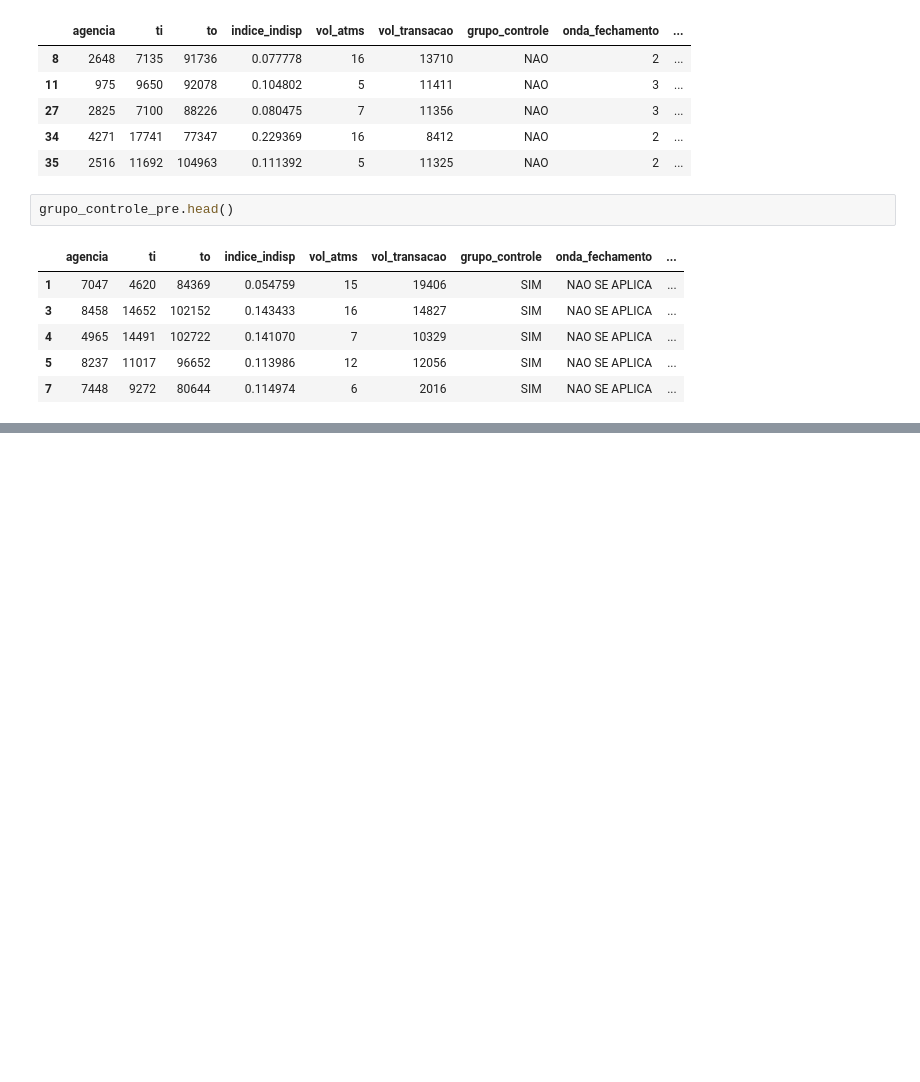
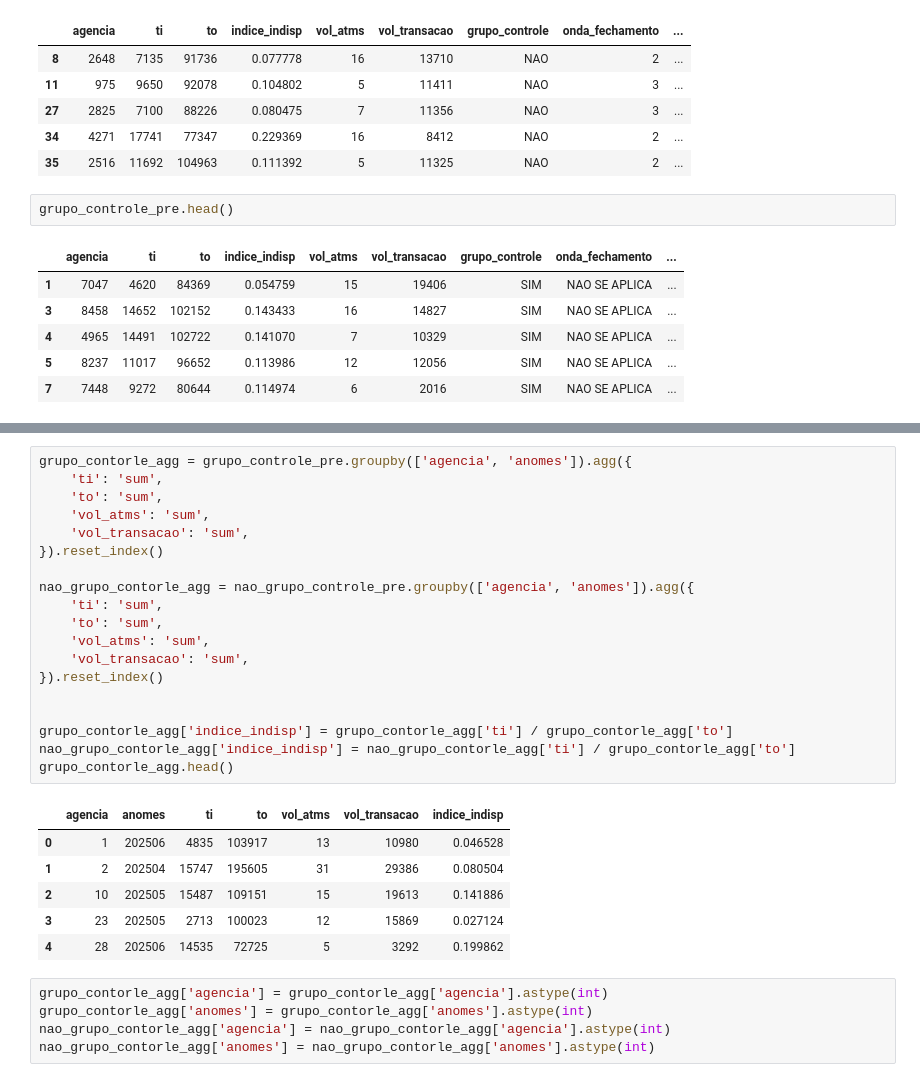
Before and after one commit to SAMUKISZHSD/dist-euclidiana, a Jupyter notebook: dist_euclidian_test.ipynb, the cells around one changed output, grey strips where cells are left out. Cells and saved outputs as stored; diff of their text form; blank space fills up the shorter version.

```diff
--- a/dist_euclidian_test.ipynb
+++ b/dist_euclidian_test.ipynb
@@ -94,0 +137,31 @@ lista_ag_proximas.head()
+# %%
+grupo_contorle_agg = grupo_controle_pre.groupby(['agencia', 'anomes']).agg({
+    'ti': 'sum',
+    'to': 'sum',
+    'vol_atms': 'sum',
+    'vol_transacao': 'sum',
+}).reset_index()
+
+nao_grupo_contorle_agg = nao_grupo_controle_pre.groupby(['agencia', 'anomes']).agg({
+    'ti': 'sum',
+    'to': 'sum',
+    'vol_atms': 'sum',
+    'vol_transacao': 'sum',
+}).reset_index()
+
+
+grupo_contorle_agg['indice_indisp'] = grupo_contorle_agg['ti'] / grupo_contorle_agg['to']
+nao_grupo_contorle_agg['indice_indisp'] = nao_grupo_contorle_agg['ti'] / grupo_contorle_agg['to']
+grupo_contorle_agg.head()
+# %% [output]
+|  | agencia | anomes | ti | to | vol_atms | vol_transacao | indice_indisp |
+| 0 | 1 | 202506 | 4835 | 103917 | 13 | 10980 | 0.046528 |
+| 1 | 2 | 202504 | 15747 | 195605 | 31 | 29386 | 0.080504 |
+| 2 | 10 | 202505 | 15487 | 109151 | 15 | 19613 | 0.141886 |
+| 3 | 23 | 202505 | 2713 | 100023 | 12 | 15869 | 0.027124 |
+| 4 | 28 | 202506 | 14535 | 72725 | 5 | 3292 | 0.199862 |
+# %%
+grupo_contorle_agg['agencia'] = grupo_contorle_agg['agencia'].astype(int)
+grupo_contorle_agg['anomes'] = grupo_contorle_agg['anomes'].astype(int)
+nao_grupo_contorle_agg['agencia'] = nao_grupo_contorle_agg['agencia'].astype(int)
+nao_grupo_contorle_agg['anomes'] = nao_grupo_contorle_agg['anomes'].astype(int)
```
Also changed, not shown: parts of 3 cells of this notebook, 2 other files.
